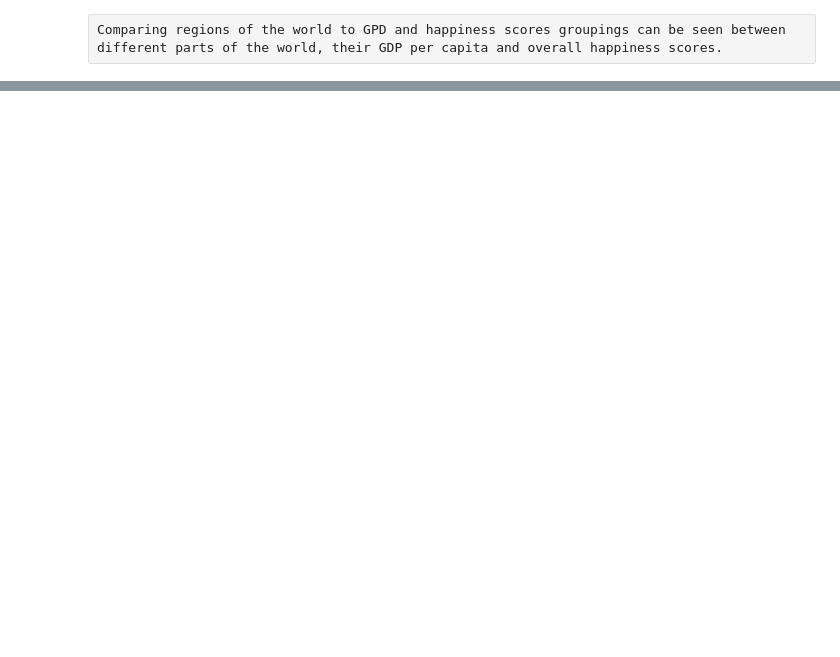
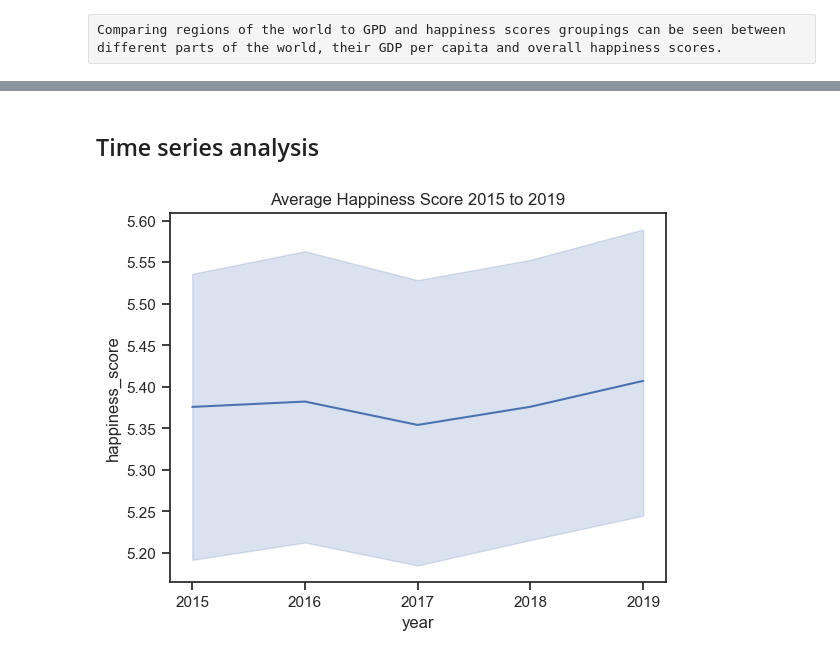
Before and after one commit to JJWarner/CF_WHR, a Jupyter notebook: Scripts/4. EDA.ipynb, the cells around one changed output, grey strips where cells are left out. Cells and saved outputs as stored; diff of their text form; code cells hidden in the pictures; blank space fills up the shorter version.

```diff
--- a/Scripts/4. EDA.ipynb
+++ b/Scripts/4. EDA.ipynb
@@ -214,0 +270,23 @@ Comparing regions of the world to GPD and happiness scores groupings can be seen
+# %%
+#plotting order
+g = df.groupby('Country')['happiness_score'].mean().nlargest(15).sort_values(ascending=False).index.values
+
+# bar plot gdp per capita and happiness score
+
+sns.set(style="ticks")
+g = sns.barplot(x='Country',
+                y="happiness_score",
+                palette=diverging_colors,
+                order= g,
+                data=df
+               )
+
+g.set_xticklabels(
+    g.get_xticklabels(),
+    rotation=45,
+    horizontalalignment='right'
+);
+plt.xlabel('')
+
+plt.title('Top 15 Happiest Countrys')
+plt.savefig("barplt_happiness_country.png", bbox_inches = 'tight')
@@ -214,0 +300,12 @@ Comparing regions of the world to GPD and happiness scores groupings can be seen
+# %% [markdown]
+## Time series analysis
+# %%
+# Time series happiness score
+g = sns.lineplot(x='year',
+                y="happiness_score",
+                palette='diverging_colors',
+                data=df
+               ).set(title='Average Happiness Score 2015 to 2019')
+plt.savefig("timeserieshappiness.png")
+# %% [output]
+[figure, added]
```
Also changed, not shown: parts of 17 cells of this notebook, 24 other files.
